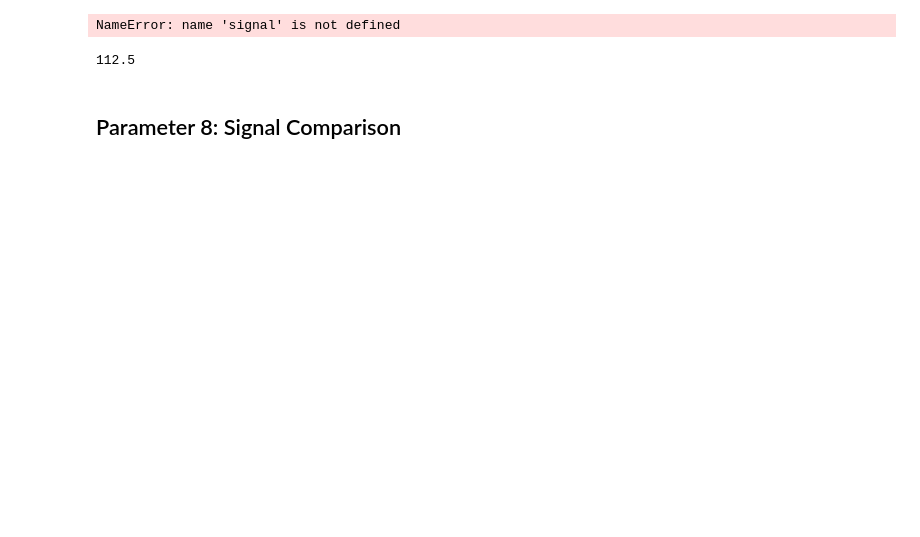
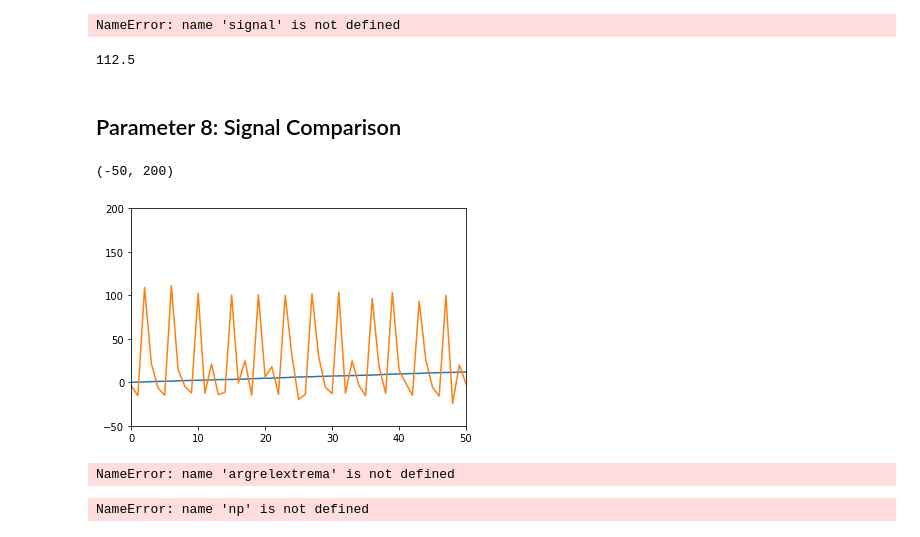
Before and after one commit to AhmadChaiban/War_on_arrhythmia, a Jupyter notebook: Thesis_Notebook.ipynb, the cells around one changed output. Cells and saved outputs as stored; diff of their text form; code cells hidden in the pictures; blank space fills up the shorter version.

```diff
--- a/Thesis_Notebook.ipynb
+++ b/Thesis_Notebook.ipynb
@@ -38,7 +38,7 @@ cwd
 # %% [output]
 'C:\\Users\\ahmad\\Desktop\\UC3M\\Thesis\\Python_Workspace\\Code_thesis'
 # %%
-MIT_data = pd.read_csv("./data_thesis/mitbih_database/102.csv")
+MIT_data = pd.read_csv("./Data_thesis/mitbih_database/102.csv")
 MIT_data = MIT_data.iloc[:,1:3].astype("float")
 # %%
 MIT_data_col1 = MIT_data.iloc[:,0]
@@ -631,3 +649,34 @@ i_m = argrelextrema(signal,np.greater)
 112.5
 # %% [markdown]
 ## Parameter 8: Signal Comparison
+# %%
+def M0_creator(signal,time):
+    M = argrelextrema(signal,np.greater)
+    M0=np.zeros((len(M[0]),2))
+    k=0
+    for i in M[0]:
+        M0[k,0] = time[i]
+        M0[k,1] = signal[i]
+        k+=1
+    return M0
+# %%
+M0 = M0_creator(MIT_signal,time)
+plt.plot(M0)
+plt.xlim(0,50)
+plt.ylim(-50,200)
+# %% [output]
+(-50, 200)
+[figure, added]
+# %%
+M = argrelextrema(MIT_signal[0:2400],np.greater)
+M
+# %% [output]
+NameError: name 'argrelextrema' is not defined
+# %%
+M0=np.zeros((10,2))
+M0
+
+M0[1,0] = time[1]
+M0
+# %% [output]
+NameError: name 'np' is not defined
```
Also changed, not shown: parts of 7 cells of this notebook.
